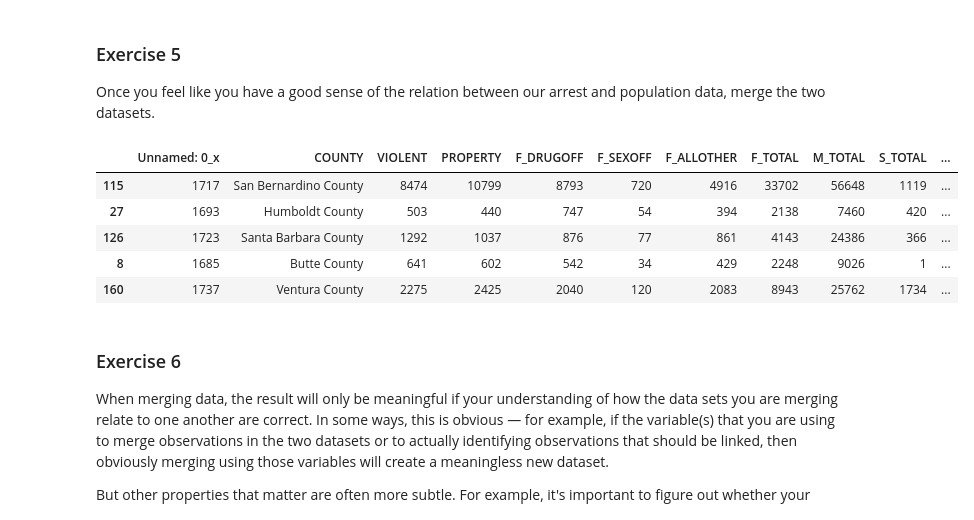
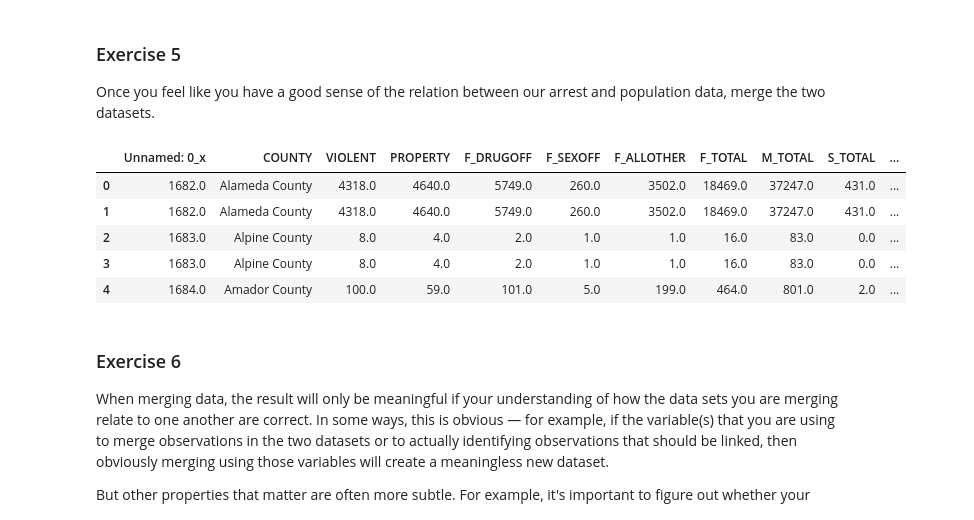
Before and after one commit to Parautilitarian/CA-Drug-Legalization-Crimes, a Jupyter notebook: exercise_merging.ipynb, the cells around one changed output. Cells and saved outputs as stored; diff of their text form; code cells hidden in the pictures.

```diff
--- a/exercise_merging.ipynb
+++ b/exercise_merging.ipynb
@@ -96,15 +96,18 @@ pop[pop["COUNTY"] == "Alameda County"]
 
 Once you feel like you have a good sense of the relation between our arrest and population data, merge the two datasets.
 # %%
-merged = pd.merge(arrests, pop, how="inner", on="COUNTY")
-merged.sample(5)
+popCA = pop[pop["STATE"] == "California"]
+
+merged = pd.merge(arrests, popCA, how="outer", on="COUNTY")
+
+merged.head()
 # %% [output]
 |  | Unnamed: 0_x | COUNTY | VIOLENT | PROPERTY | F_DRUGOFF | F_SEXOFF | F_ALLOTHER | F_TOTAL | M_TOTAL | S_TOTAL | ... |
-| 115 | 1717 | San Bernardino County | 8474 | 10799 | 8793 | 720 | 4916 | 33702 | 56648 | 1119 | ... |
-| 27 | 1693 | Humboldt County | 503 | 440 | 747 | 54 | 394 | 2138 | 7460 | 420 | ... |
-| 126 | 1723 | Santa Barbara County | 1292 | 1037 | 876 | 77 | 861 | 4143 | 24386 | 366 | ... |
-| 8 | 1685 | Butte County | 641 | 602 | 542 | 34 | 429 | 2248 | 9026 | 1 | ... |
-| 160 | 1737 | Ventura County | 2275 | 2425 | 2040 | 120 | 2083 | 8943 | 25762 | 1734 | ... |
+| 0 | 1682.0 | Alameda County | 4318.0 | 4640.0 | 5749.0 | 260.0 | 3502.0 | 18469.0 | 37247.0 | 431.0 | ... |
+| 1 | 1682.0 | Alameda County | 4318.0 | 4640.0 | 5749.0 | 260.0 | 3502.0 | 18469.0 | 37247.0 | 431.0 | ... |
+| 2 | 1683.0 | Alpine County | 8.0 | 4.0 | 2.0 | 1.0 | 1.0 | 16.0 | 83.0 | 0.0 | ... |
+| 3 | 1683.0 | Alpine County | 8.0 | 4.0 | 2.0 | 1.0 | 1.0 | 16.0 | 83.0 | 0.0 | ... |
+| 4 | 1684.0 | Amador County | 100.0 | 59.0 | 101.0 | 5.0 | 199.0 | 464.0 | 801.0 | 2.0 | ... |
 # %% [markdown]
 ### Exercise 6
 
```
Also changed, not shown: parts of 23 cells of this notebook.
